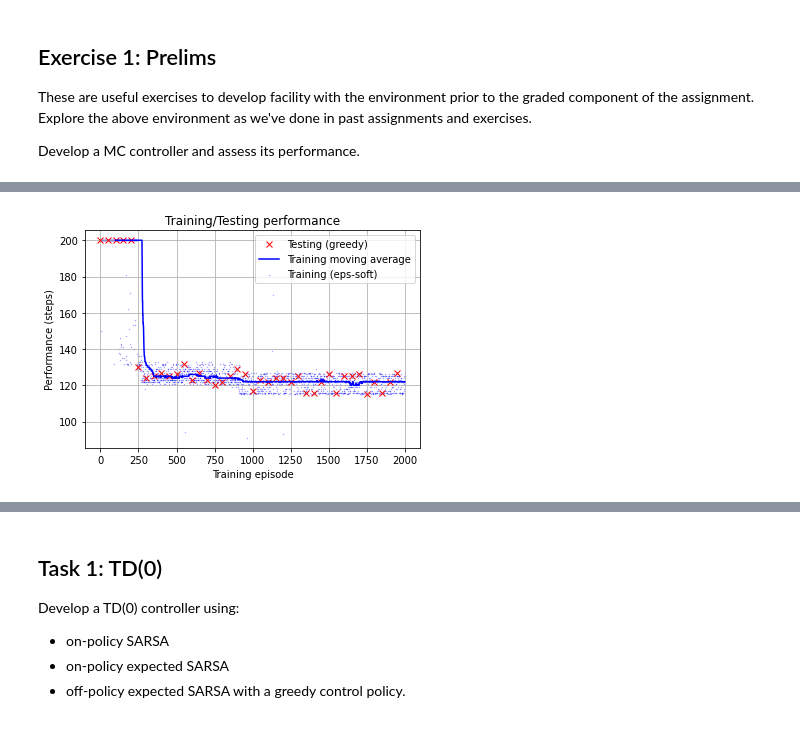
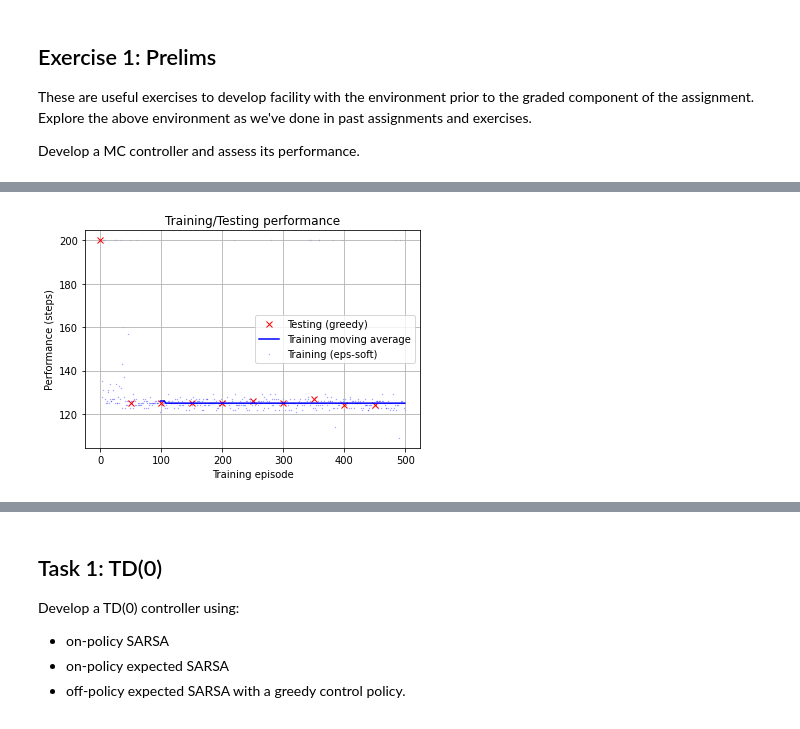
Before and after one commit to constructor-s/aps1080_winter_2021, a Jupyter notebook: A3/A3.ipynb, the cells around one changed output, grey strips where cells are left out. Cells and saved outputs as stored; diff of their text form; code cells hidden in the pictures.

```diff
--- a/A3/A3.ipynb
+++ b/A3/A3.ipynb
@@ -104,8 +83,8 @@ def obs2state(obs):
             for o, bins in zip(obs, obs2state.bin_divide)]
     return (digitized * obs2state.multiplier).sum()
 obs2state.bin_divide = (
-        (-0.5, +0.0, +0.5),
-        (-0.05, +0.00, +0.05),
+        (-0.3, +0.0, +0.3),
+        (+0.0, ),
 )
 obs2state.multiplier = np.concatenate([[1],
                     np.cumprod([len(i)+1 for i in obs2state.bin_divide[:-1]])])
@@ -155,7 +134,7 @@ def run_env(policy_fun, # obs2state=obs2state,
 
 print("Generating a random episode:")
 rng = np.random.RandomState(0)
-pd.DataFrame(run_env(lambda _: rng.randint(3), plot=True),
+pd.DataFrame(run_env(lambda _: rng.randint(3), plot='display' in globals()),
              columns=["O_t", "A_t", "R_t+1", "O_t+1", "A_t+1", "done"])
 # %% [output]
 Generating a random episode:
@@ -267,32 +245,38 @@ S, A, R, S_, A_, DONE = 0, 1, 2, 3, 4, 5
 # %%
 #%% Monte Carlo implementation - training
 
 class monte_carlo_update():
+    """
+    Function that provides the Monte Carlo update at the end of the episode
+    """
     def __init__(self):
+        """
+        Initialize the Returns dict to store the return history across episodes
+        """
         self.Returns = defaultdict(lambda : defaultdict(list))
 
     def __call__(self, episode, Q, alpha, gamma):
         """
         Page 101, epsilon soft MC
         """
         # MC only updates after the entire episode is done
         if not episode[-1][DONE]:
             return
         else:
             G = 0
             sa_pairs = tuple([
                         (St, At) for St, At, Rt_1, St_1, At_1, done in episode])
             for t in reversed(range(len(episode))):
                 St, At, Rt_1, St_1, At_1, done = episode[t]
                 G = gamma * G + Rt_1
                 if not (St, At) in sa_pairs[:t]:
                     self.Returns[St][At].append(G)
                     Q[St, At] = np.mean(self.Returns[St][At])
 
 result = train(step_update_fun=monte_carlo_update(), gamma=0.999, eps = 0.001,
-                                            n_training_episodes=2000)
+                                            n_training_episodes=500)
 globals().update(result)
 # %% [output]
-[figure, old version]
+[figure, new version]
 # %%
 #%% Monte Carlo testing
```
Also changed, not shown: parts of 5 cells of this notebook.
